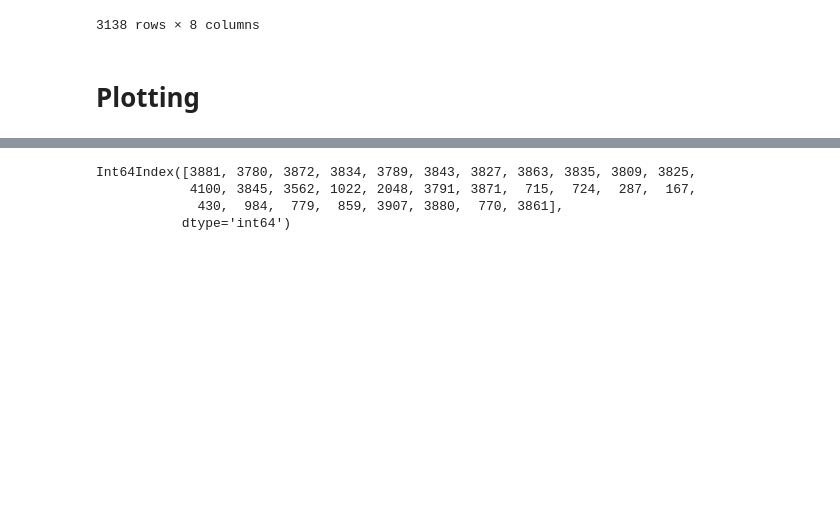
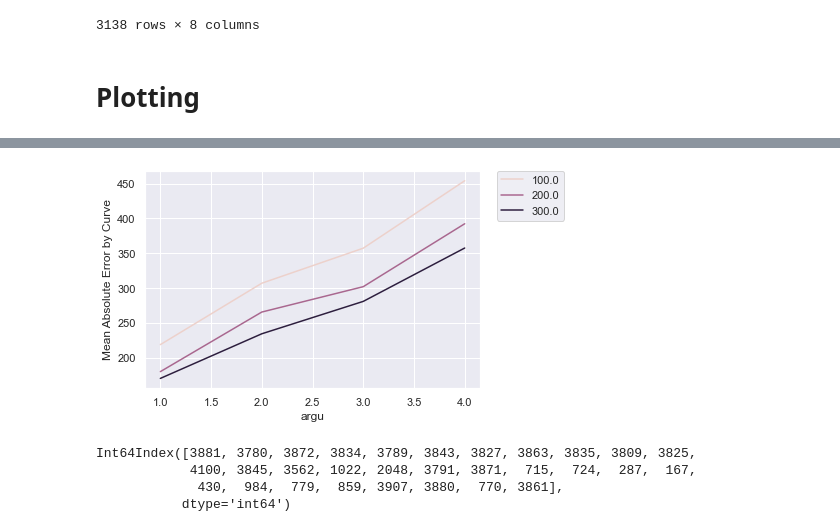
Before and after one commit to zuyeyang/Stanford_Battery_Project, a Jupyter notebook: Final_Project_AWS_Version/B_final_note.ipynb, the cells around one changed output, grey strips where cells are left out. Cells and saved outputs as stored; diff of their text form; code cells hidden in the pictures; blank space fills up the shorter version.

```diff
--- a/Final_Project_AWS_Version/B_final_note.ipynb
+++ b/Final_Project_AWS_Version/B_final_note.ipynb
@@ -168,3 +77,7 @@ result_all_selected.groupby(['argu','epochs'])[['error']].aggregate([np.mean,np.
+# %%
+plot_tune_result('argu','epochs','median')
+# %% [output]
+[figure, added]
 # %%
 top_30 = result_all.sort_values(by = ['error'])[0:30].index
 # %%
```
Also changed, not shown: parts of 11 cells of this notebook.
